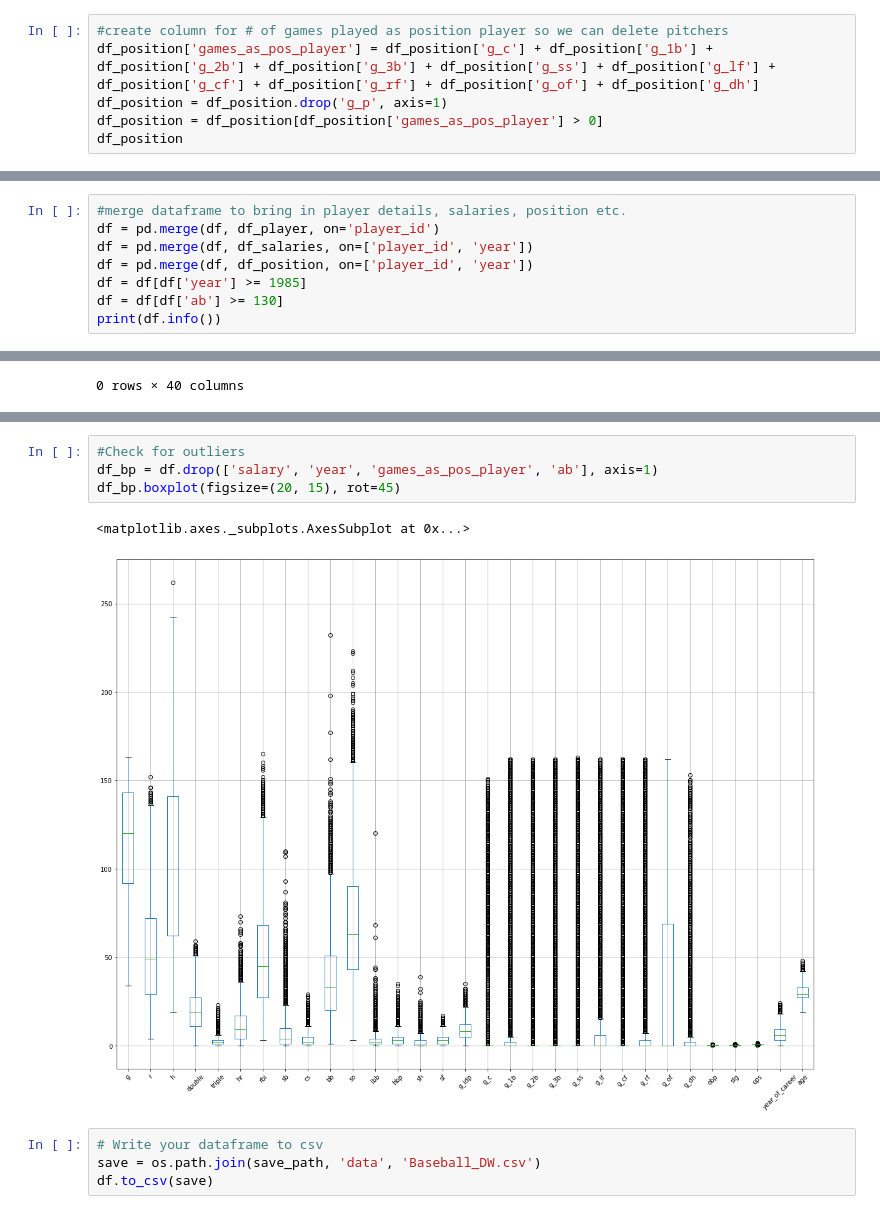
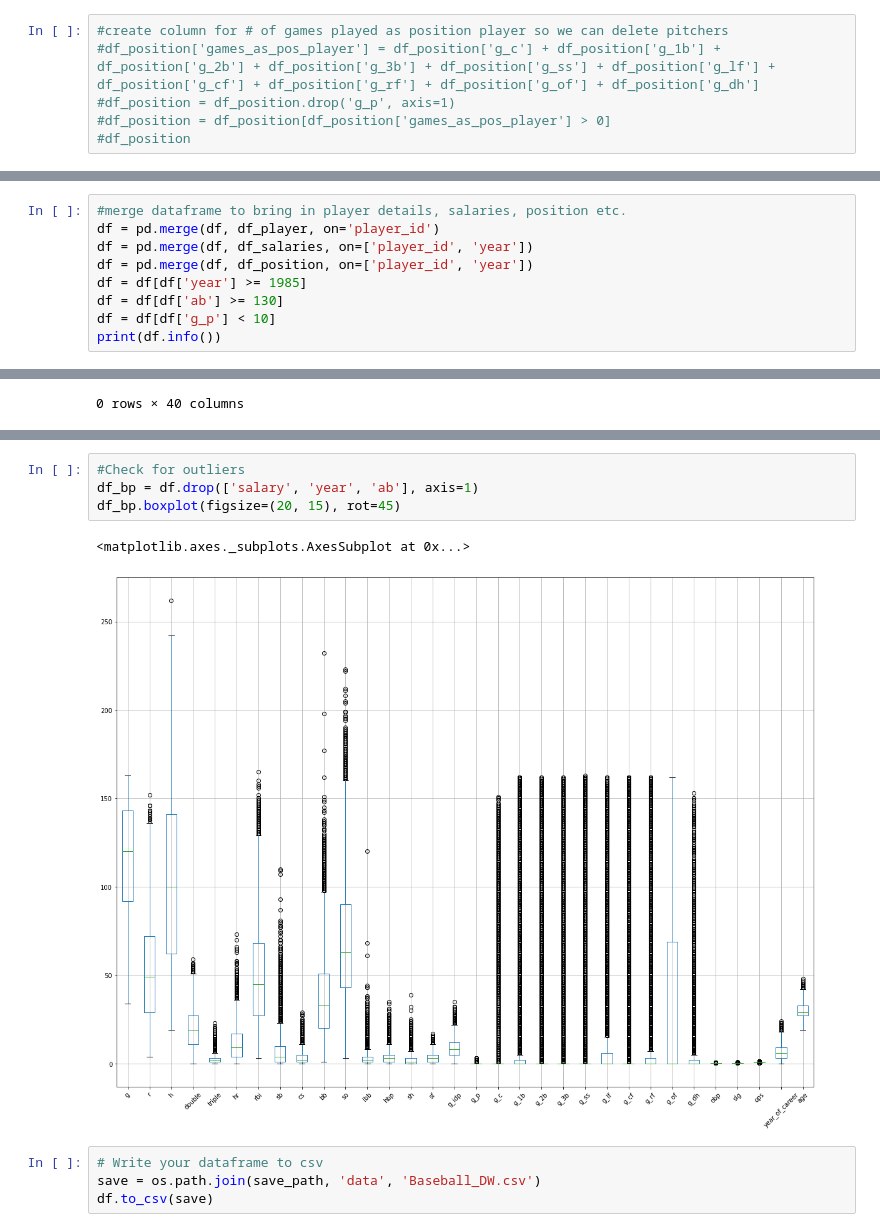
Before and after one commit to boardmjm/Capstone-Two, a Jupyter notebook: Data_Collection.ipynb, the cells around one changed output, grey strips where cells are left out. Cells and saved outputs as stored; diff of their text form.

```diff
--- a/Data_Collection.ipynb
+++ b/Data_Collection.ipynb
@@ -79,7 +79,7 @@ Data columns (total 13 columns):
 4   0.0
 # %%
 #create column for # of games played as position player so we can delete pitchers
-df_position['games_as_pos_player'] = df_position['g_c'] + df_position['g_1b'] + df_position['g_2b'] + df_position['g_3b'] + df_position['g_ss'] + df_position['g_lf'] + df_position['g_cf'] + df_position['g_rf'] + df_position['g_of'] + df_position['g_dh']
-df_position = df_position.drop('g_p', axis=1)
-df_position = df_position[df_position['games_as_pos_player'] > 0]
-df_position
+#df_position['games_as_pos_player'] = df_position['g_c'] + df_position['g_1b'] + df_position['g_2b'] + df_position['g_3b'] + df_position['g_ss'] + df_position['g_lf'] + df_position['g_cf'] + df_position['g_rf'] + df_position['g_of'] + df_position['g_dh']
+#df_position = df_position.drop('g_p', axis=1)
+#df_position = df_position[df_position['games_as_pos_player'] > 0]
+#df_position
@@ -104,6 +90,7 @@ df = pd.merge(df, df_salaries, on=['player_id', 'year'])
 df = pd.merge(df, df_position, on=['player_id', 'year'])
 df = df[df['year'] >= 1985]
 df = df[df['ab'] >= 130]
+df = df[df['g_p'] < 10]
 print(df.info())
 # %% [output]
 <class 'pandas.core.frame.DataFrame'>
@@ -301,10 +288,10 @@ round(df.describe().T,0)
 # %%
 #Check for outliers
-df_bp = df.drop(['salary', 'year', 'games_as_pos_player', 'ab'], axis=1)
+df_bp = df.drop(['salary', 'year', 'ab'], axis=1)
 df_bp.boxplot(figsize=(20, 15), rot=45)
 # %% [output]
 <matplotlib.axes._subplots.AxesSubplot at 0x...>
-[figure, old version]
+[figure, new version]
 # %%
 # Write your dataframe to csv
 save = os.path.join(save_path, 'data', 'Baseball_DW.csv')
```
Also changed, not shown: parts of 8 cells of this notebook.
